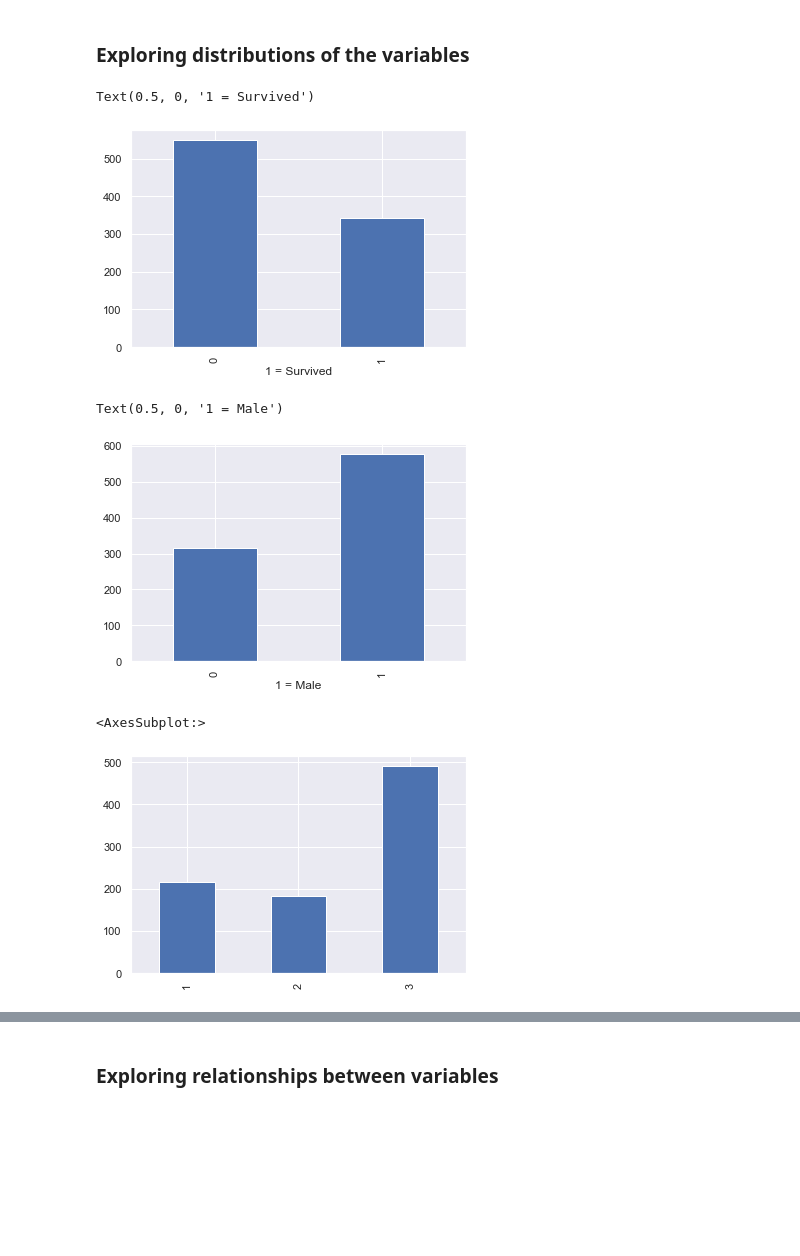
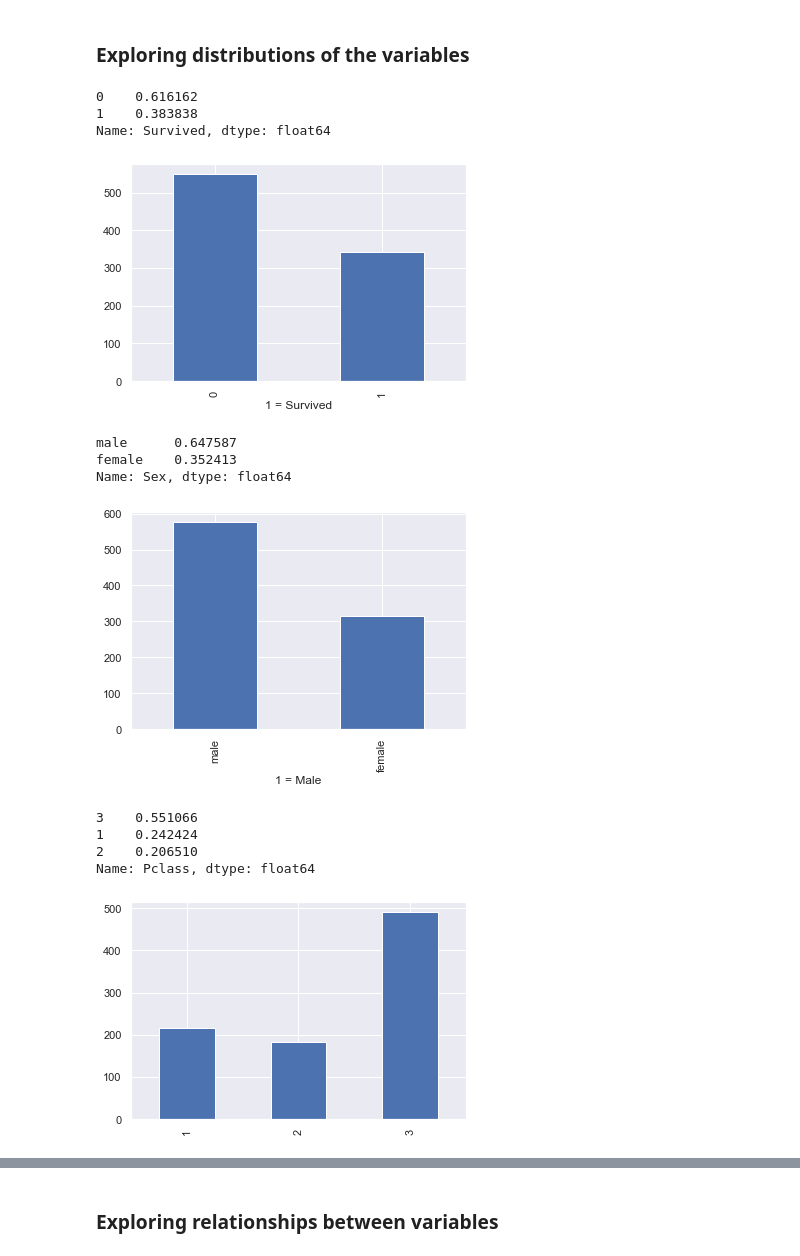
Before and after one commit to schae211/kaggle_titanic, a Jupyter notebook: titanic/EDA_2.ipynb, the cells around one changed output, grey strips where cells are left out. Drawn from its saved outputs; the diff is of its cells as text; code cells hidden in the pictures; blank space fills up the shorter version.

```diff
--- a/titanic/EDA_2.ipynb
+++ b/titanic/EDA_2.ipynb
@@ -91,21 +95,31 @@ df.head()
 ### Exploring distributions of the variables
 # %%
 # Histogram of survival.
-df_org["Survived"].value_counts().plot(kind="bar")
+df["Survived"].value_counts().plot(kind="bar")
 plt.xlabel("1 = Survived")
+df["Survived"].value_counts(normalize="True")
 # %% [output]
-Text(0.5, 0, '1 = Survived')
+0    0.616162
+1    0.383838
+Name: Survived, dtype: float64
 [figure]
 # %%
 # Barplot of sex.
 df["Sex"].value_counts().plot(kind="bar")
 plt.xlabel("1 = Male")
+df["Sex"].value_counts(normalize="True")
 # %% [output]
-Text(0.5, 0, '1 = Male')
+male      0.647587
+female    0.352413
+Name: Sex, dtype: float64
-[figure, old version]
+[figure, new version]
 # %%
 # Barplot of Pclasses.
 df["Pclass"].value_counts().plot(kind="bar")
+df["Pclass"].value_counts(normalize="True")
 # %% [output]
-<AxesSubplot:>
+3    0.551066
+1    0.242424
+2    0.206510
+Name: Pclass, dtype: float64
 [figure]
```
Also changed, not shown: parts of 7 cells of this notebook.
